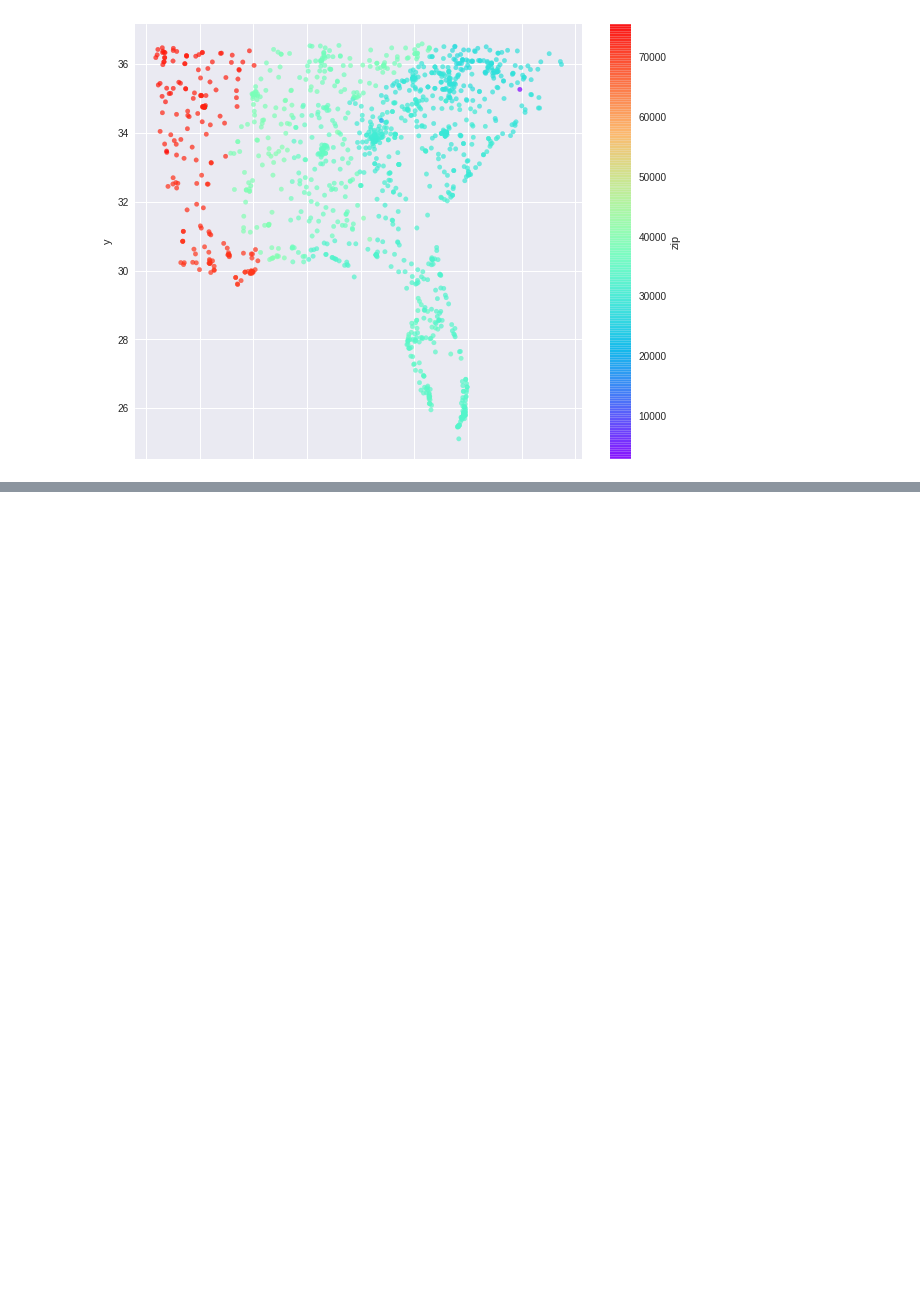
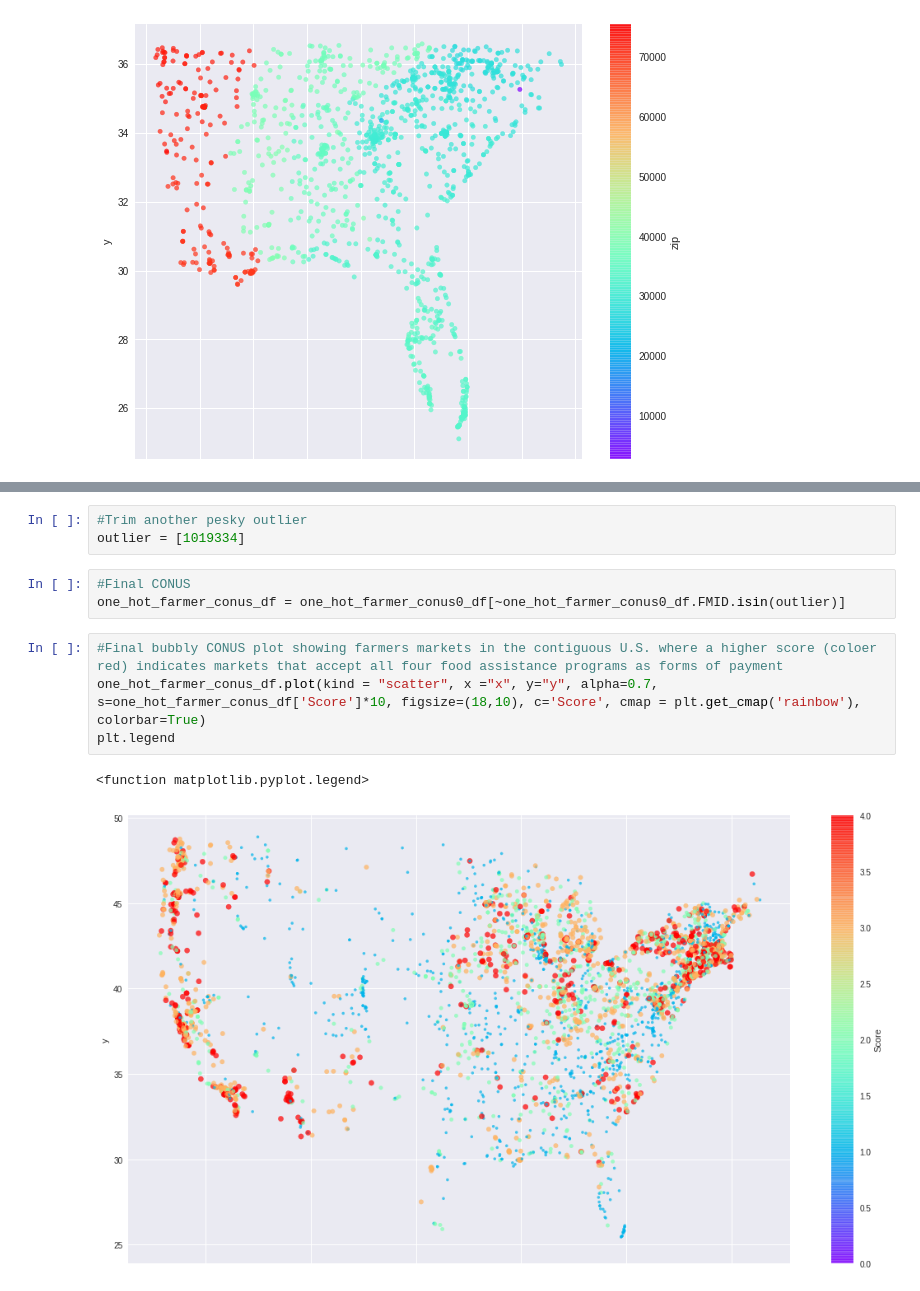
Before and after one commit to deejacruz/farmers-markets, a Jupyter notebook: Farmers_Markets.ipynb, the cells around one changed output, grey strips where cells are left out. Cells and saved outputs as stored; diff of their text form; blank space fills up the shorter version.

```diff
--- a/Farmers_Markets.ipynb
+++ b/Farmers_Markets.ipynb
@@ -137,0 +229,13 @@ plt.legend
+# %%
+#Trim another pesky outlier
+outlier = [1019334]
+# %%
+#Final CONUS
+one_hot_farmer_conus_df = one_hot_farmer_conus0_df[~one_hot_farmer_conus0_df.FMID.isin(outlier)]
+# %%
+#Final bubbly CONUS plot showing farmers markets in the contiguous U.S. where a higher score (coloer red) indicates markets that accept all four food assistance programs as forms of payment
+one_hot_farmer_conus_df.plot(kind = "scatter", x ="x", y="y", alpha=0.7, s=one_hot_farmer_conus_df['Score']*10, figsize=(18,10), c='Score', cmap = plt.get_cmap('rainbow'), colorbar=True)
+plt.legend
+# %% [output]
+<function matplotlib.pyplot.legend>
+[figure, added]
```
Also changed, not shown: parts of 14 cells of this notebook.
